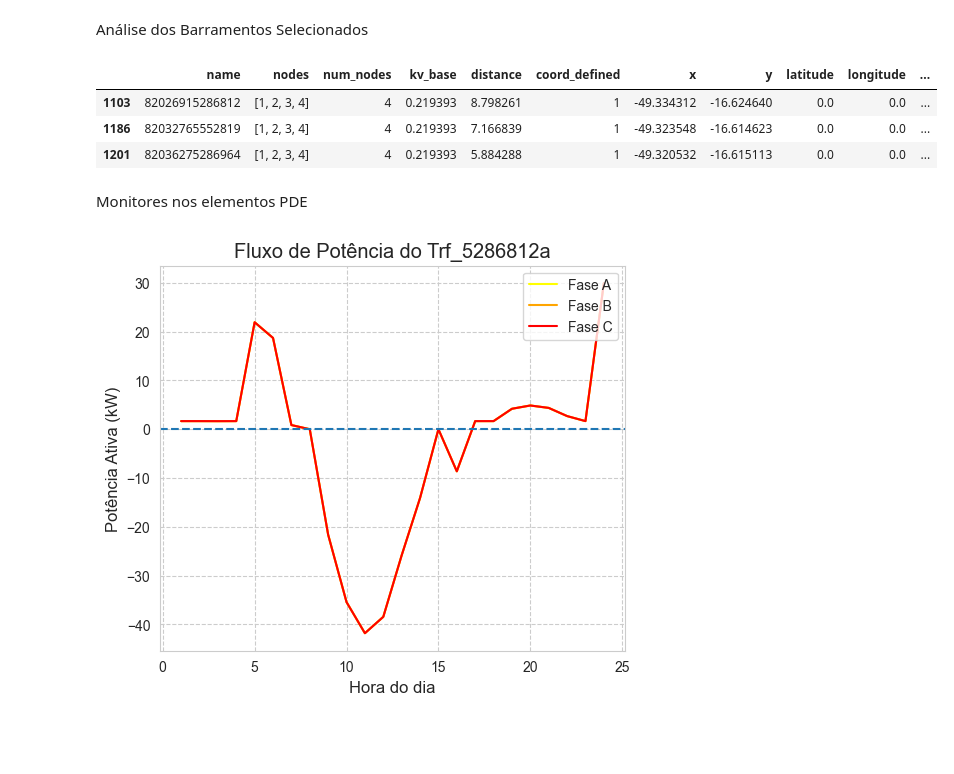
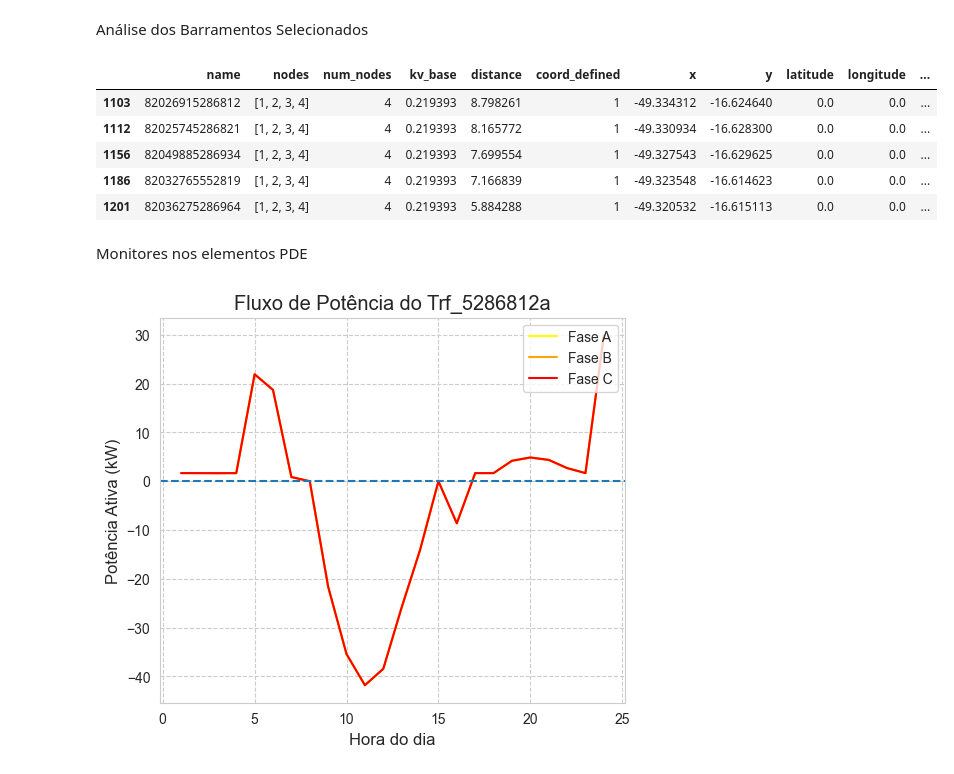
Before and after one commit to Ivanictor/Optimizer-OpenDSS, a Jupyter notebook: optimal_case.ipynb, the cells around one changed output. Drawn from its saved outputs; the diff is of its cells as text; code cells hidden in the pictures; blank space fills up the shorter version.

```diff
--- a/optimal_case.ipynb
+++ b/optimal_case.ipynb
@@ -209,10 +242,17 @@ Gráficos
 Análise dos Barramentos Selecionados
 # %%
 buses_df = dss_tools.model.buses_df
-display(buses_df.query("name in ['82036275286964', '82026915286812', '82032765552819']"))
+solution_buses_fixed = []
+
+for bus in solution_buses:
+    solution_buses_fixed.append(bus.split(".")[0])
+
+display(buses_df.query(f"name in {solution_buses_fixed}"))
 # %% [output]
 |  | name | nodes | num_nodes | kv_base | distance | coord_defined | x | y | latitude | longitude | ... |
 | 1103 | 82026915286812 | [1, 2, 3, 4] | 4 | 0.219393 | 8.798261 | 1 | -49.334312 | -16.624640 | 0.0 | 0.0 | ... |
+| 1112 | 82025745286821 | [1, 2, 3, 4] | 4 | 0.219393 | 8.165772 | 1 | -49.330934 | -16.628300 | 0.0 | 0.0 | ... |
+| 1156 | 82049885286934 | [1, 2, 3, 4] | 4 | 0.219393 | 7.699554 | 1 | -49.327543 | -16.629625 | 0.0 | 0.0 | ... |
 | 1186 | 82032765552819 | [1, 2, 3, 4] | 4 | 0.219393 | 7.166839 | 1 | -49.323548 | -16.614623 | 0.0 | 0.0 | ... |
 | 1201 | 82036275286964 | [1, 2, 3, 4] | 4 | 0.219393 | 5.884288 | 1 | -49.320532 | -16.615113 | 0.0 | 0.0 | ... |
 # %% [markdown]
```
Also changed, not shown: parts of 2 cells of this notebook, 5 other files.
